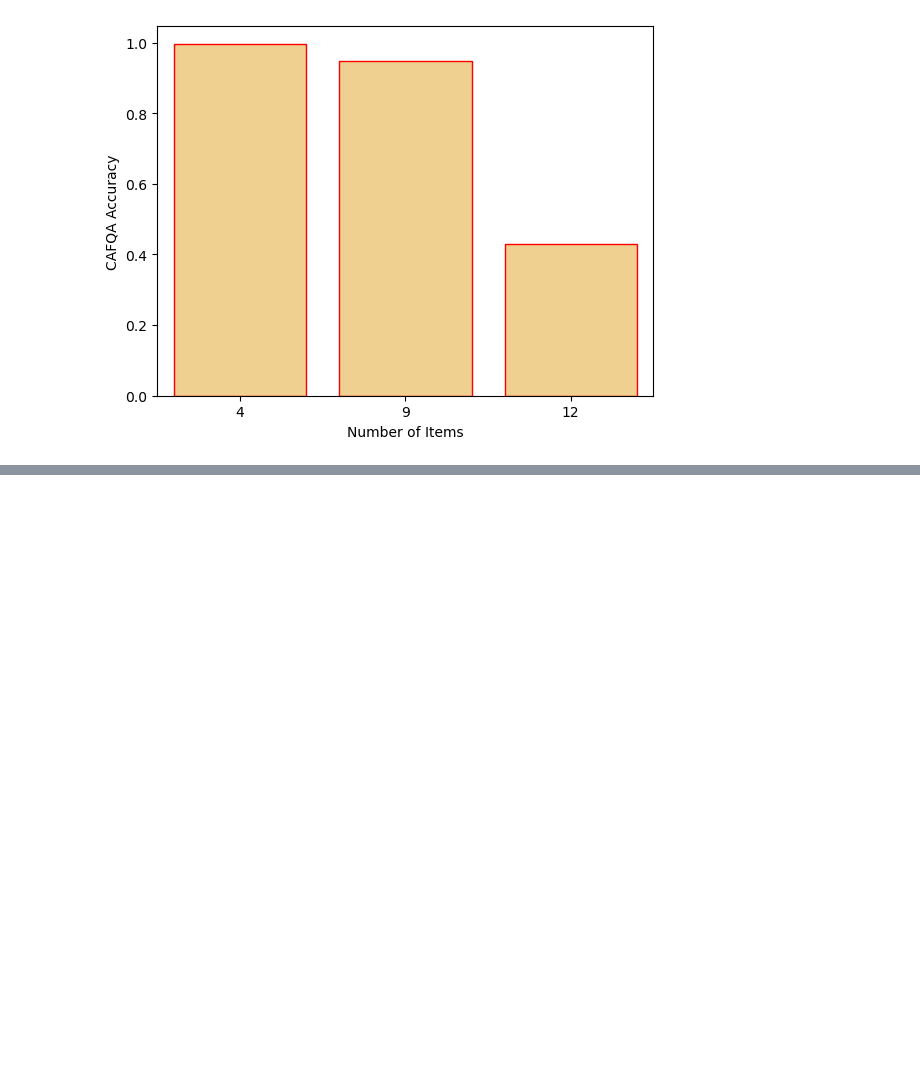
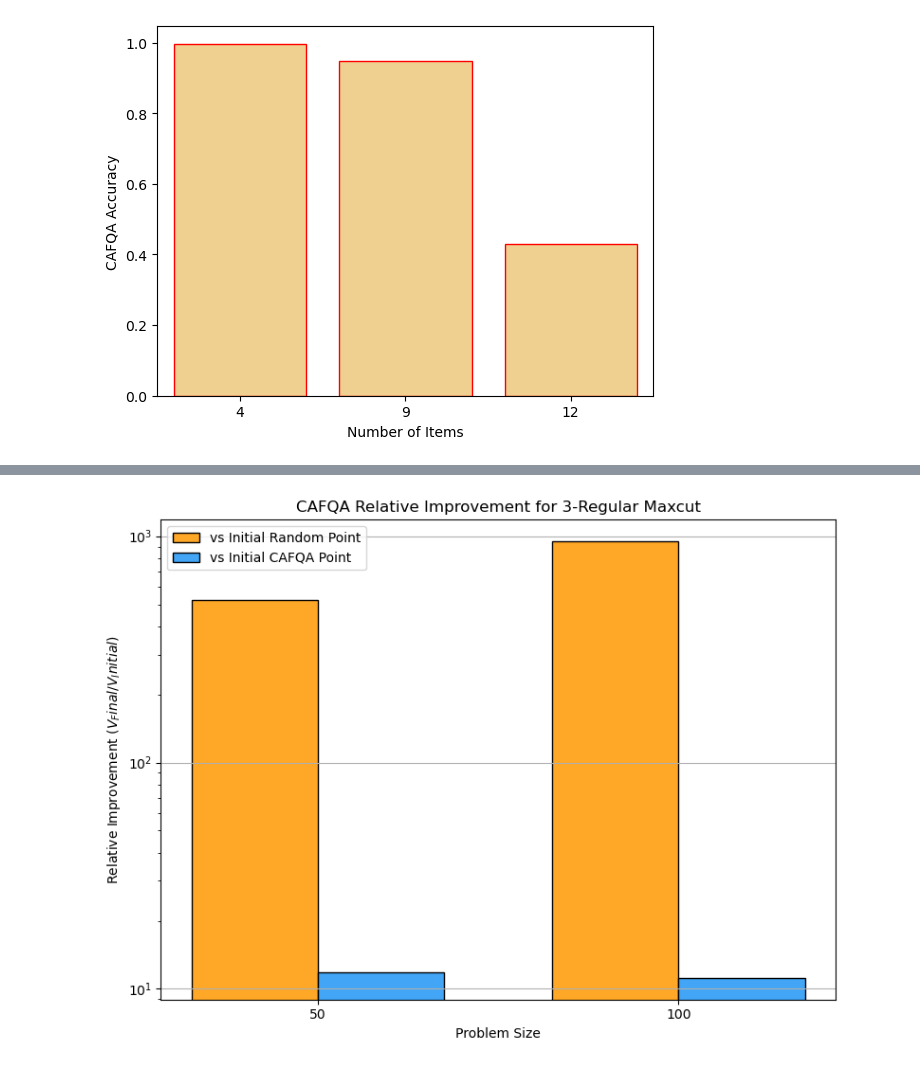
Before and after one commit to d-bharadwaj/SPIQ, a Jupyter notebook: playground_scripts/final_data_analysis.ipynb, the cells around one changed output, grey strips where cells are left out. Cells and saved outputs as stored; diff of their text form; code cells hidden in the pictures; blank space fills up the shorter version.

```diff
--- a/playground_scripts/final_data_analysis.ipynb
+++ b/playground_scripts/final_data_analysis.ipynb
@@ -625 +665,29 @@ sns.barplot(
+# %%
+#Really Large Problems
+
+# Example data for large problems: relative improvement vs random and vs initial Clifford point
+item_labels = ["50", "100"]
+# These values reflect that improvement vs random is ~100x and vs Clifford is ~10x
+improvement_vs_random = [520,946]  # Example: 100x, 95x, 80x, 30x improvement
+improvement_vs_clifford = [11.8,11.2]    # Example: 10x, 9x, 8x, 3x improvement
+
+bar_width = 0.35
+index = np.arange(len(item_labels))
+
+fig, ax = plt.subplots(figsize=(8, 6))
+ax.bar(index - bar_width/2, improvement_vs_random, bar_width, label='vs Initial Random Point', color='#FFA726',edgecolor='black')
+ax.bar(index + bar_width/2, improvement_vs_clifford, bar_width, label='vs Initial CAFQA Point', color='#42A5F5',edgecolor='black')
+
+ax.set_xticks(index)
+ax.set_xticklabels(item_labels)
+ax.set_xlabel('Problem Size')
+ax.set_ylabel('Relative Improvement ($V_Final/V_Initial$)')
+ax.set_title('CAFQA Relative Improvement for 3-Regular Maxcut')
+ax.legend()
+ax.set_yscale('log')
+ax.grid(axis='y')
+plt.tight_layout()
+plt.show()
+# %% [output]
+[figure, added]
 # %%
```
Also changed, not shown: parts of 12 cells of this notebook, 6 other files.
